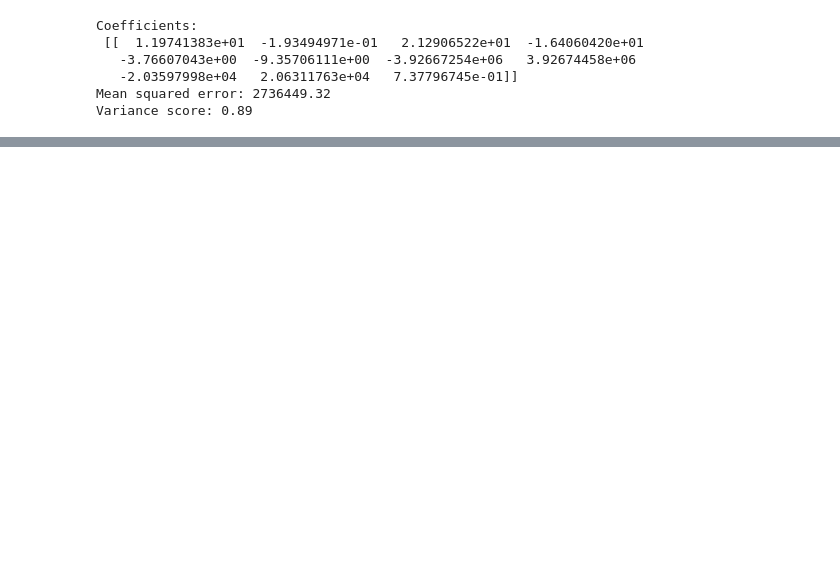
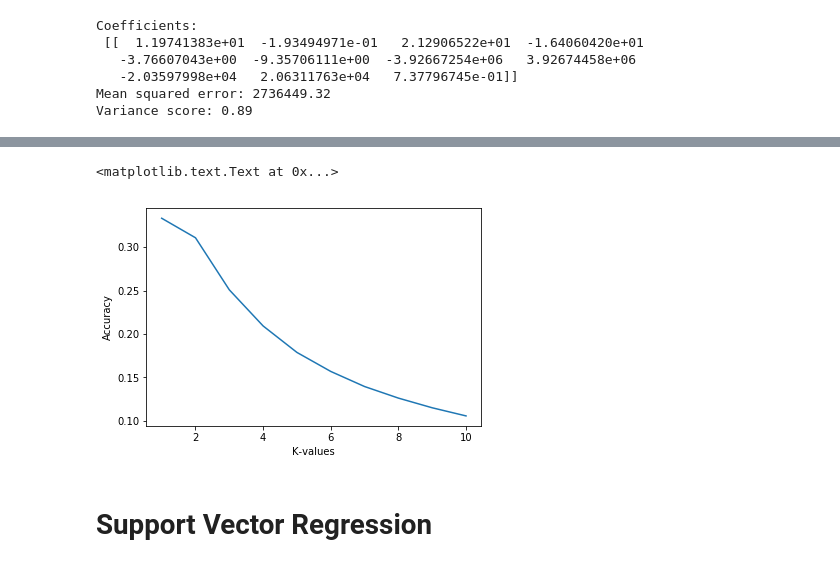
Before and after one commit to gusgad/nyc-taxi-duration-estimator, a Jupyter notebook: nyc_taxi.ipynb, the cells around one changed output, grey strips where cells are left out. Drawn from its saved outputs; the diff is of its cells as text; code cells hidden in the pictures; blank space fills up the shorter version.

```diff
--- a/nyc_taxi.ipynb
+++ b/nyc_taxi.ipynb
@@ -112,0 +126,7 @@ Variance score: 0.89
+# %%
+k_range = [1, 2, 3, 4, 5, 6, 7, 8, 9, 10]
+param_grid = dict(n_neighbors=k_range)
+# %%
+grid = GridSearchCV(neigh, param_grid, cv=10, scoring='r2')
+# %%
+grid.fit(X, y)
@@ -112,0 +141,11 @@ Variance score: 0.89
+# %%
+grid_mean_scores = [result.mean_validation_score for result in grid.grid_scores_]
+# %%
+plt.plot(k_range, grid_mean_scores)
+plt.xlabel('K-values')
+plt.ylabel('Accuracy')
+# %% [output]
+<matplotlib.text.Text at 0x...>
+[figure, added]
+# %% [markdown]
+# Support Vector Regression
```
Also changed, not shown: parts of 21 cells of this notebook, 1 other file.
